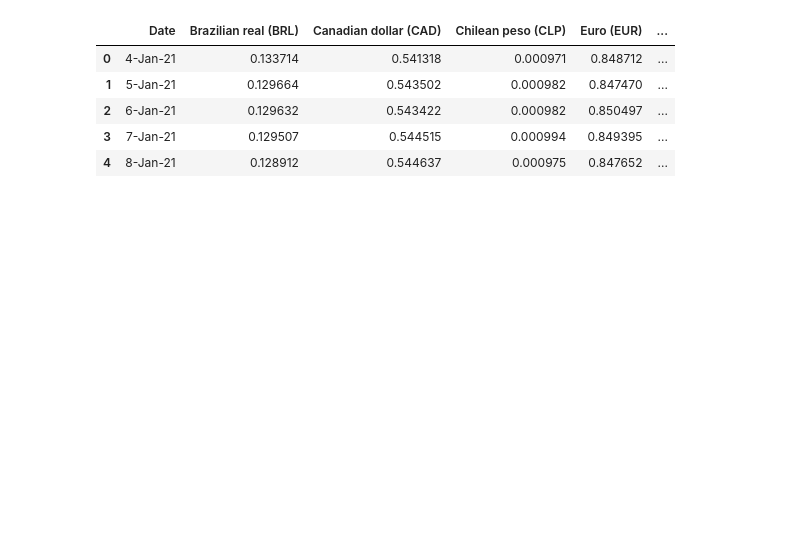
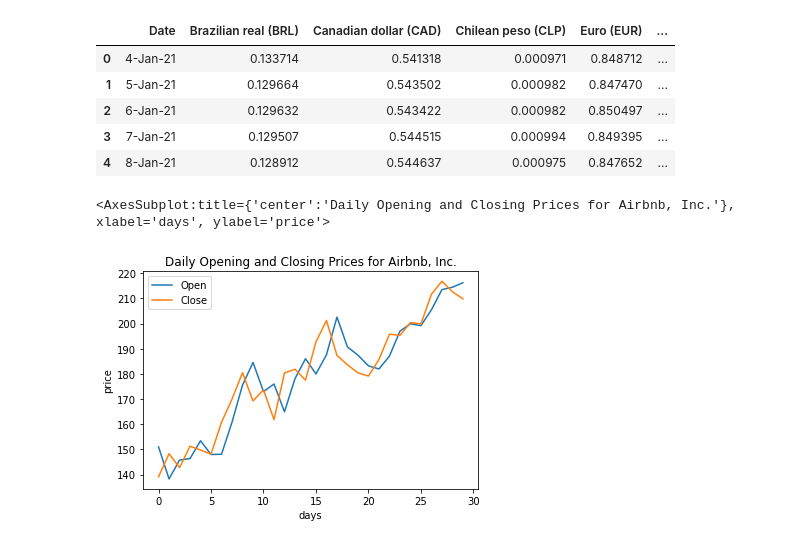
Before and after one commit to mikehoo92/IPOArbitrage, a Jupyter notebook: Untitled.ipynb, the cells around one changed output. Saved outputs shown, nothing was run; the diff lists cells and outputs as text; code cells hidden in the pictures; blank space fills up the shorter version.

```diff
--- a/Untitled.ipynb
+++ b/Untitled.ipynb
@@ -10,11 +11,11 @@ import hvplot.pandas
 # %%
 # Read in the ADNB-ABND.csv as a DataFrame
-abnb_csv = pd.read_csv(
-    Path('ABNB-ABNB.csv')
+abnb_df = pd.read_csv(
+    Path('ABNB-ABNB.csv', index_col='Date', parse_dates=True, infer_datetime_format=True)
 )
 
 # Review the DataFrame
-abnb_csv.head()
+abnb_df.head()
 # %% [output]
 |  | Date | Open | High | Low | Close | Adj Close | Volume |
 | 0 | 2021-01-04 | 150.990005 | 151.005005 | 137.000000 | 139.149994 | 139.149994 | 6409900 |
@@ -22,3 +23,6 @@ abnb_csv.head()
 | 2 | 2021-01-06 | 145.750000 | 148.350006 | 141.110001 | 142.770004 | 142.770004 | 4213900 |
 | 3 | 2021-01-07 | 146.369995 | 154.419998 | 145.261002 | 151.270004 | 151.270004 | 4482800 |
 | 4 | 2021-01-08 | 153.449997 | 155.539993 | 147.250000 | 149.770004 | 149.770004 | 4615600 |
+# %%
+abnb_df.drop(columns=['High', 'Low', 'Adj Close', 'Volume'], inplace=True)
+abnb_df.head()
@@ -97,3 +148,9 @@ currency_csv.head()
 | 2 | 6-Jan-21 | 0.129632 | 0.543422 | 0.000982 | 0.850497 | ... |
 | 3 | 7-Jan-21 | 0.129507 | 0.544515 | 0.000994 | 0.849395 | ... |
 | 4 | 8-Jan-21 | 0.128912 | 0.544637 | 0.000975 | 0.847652 | ... |
+# %%
+# Plotting the daily closing stock price of Airbnb, Inc. during last 30 days
+abnb_df.plot(ylabel="price", xlabel="days", title="Daily Opening and Closing Prices for Airbnb, Inc.")
+# %% [output]
+<AxesSubplot:title={'center':'Daily Opening and Closing Prices for Airbnb, Inc.'}, xlabel='days', ylabel='price'>
+[figure, added]
```
Also changed, not shown: parts of 20 cells of this notebook.
